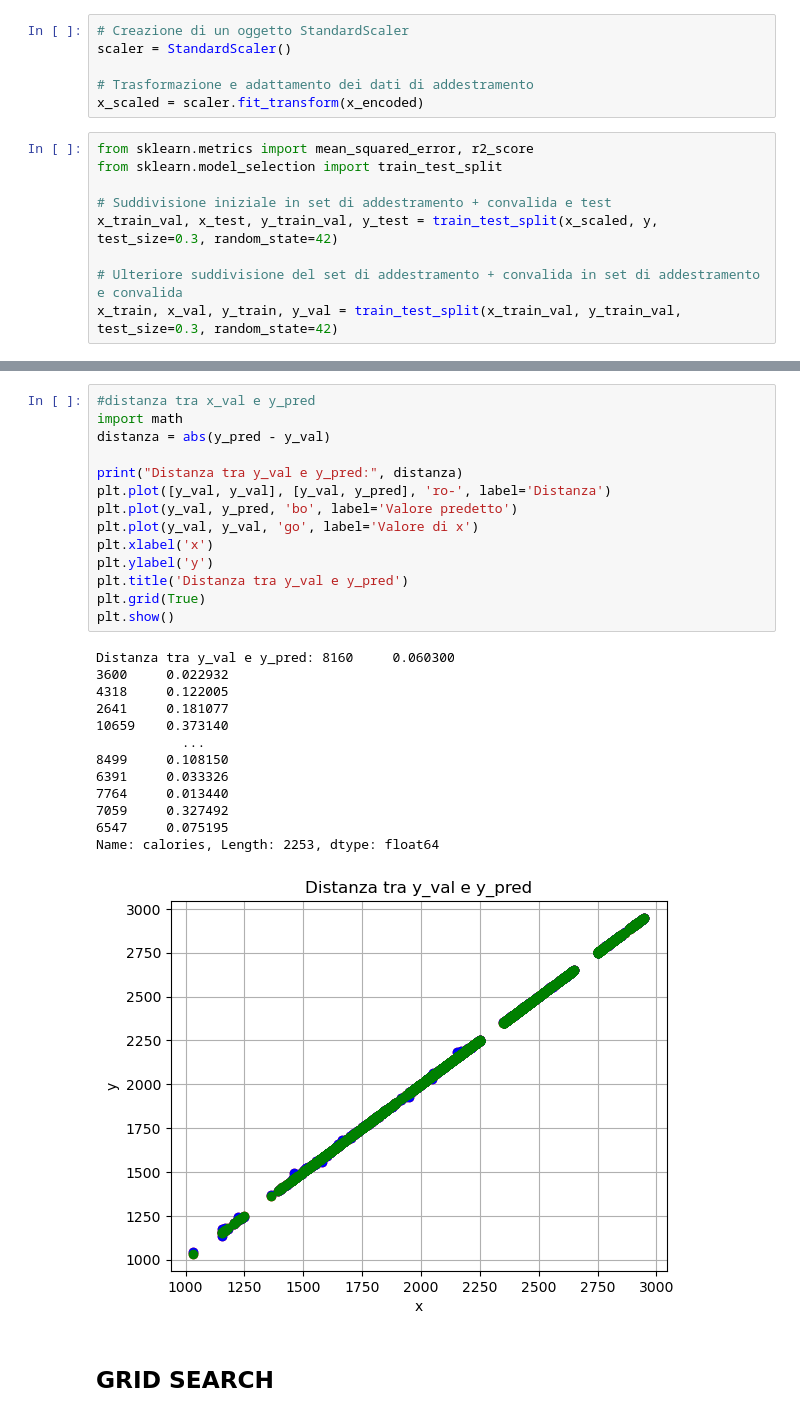
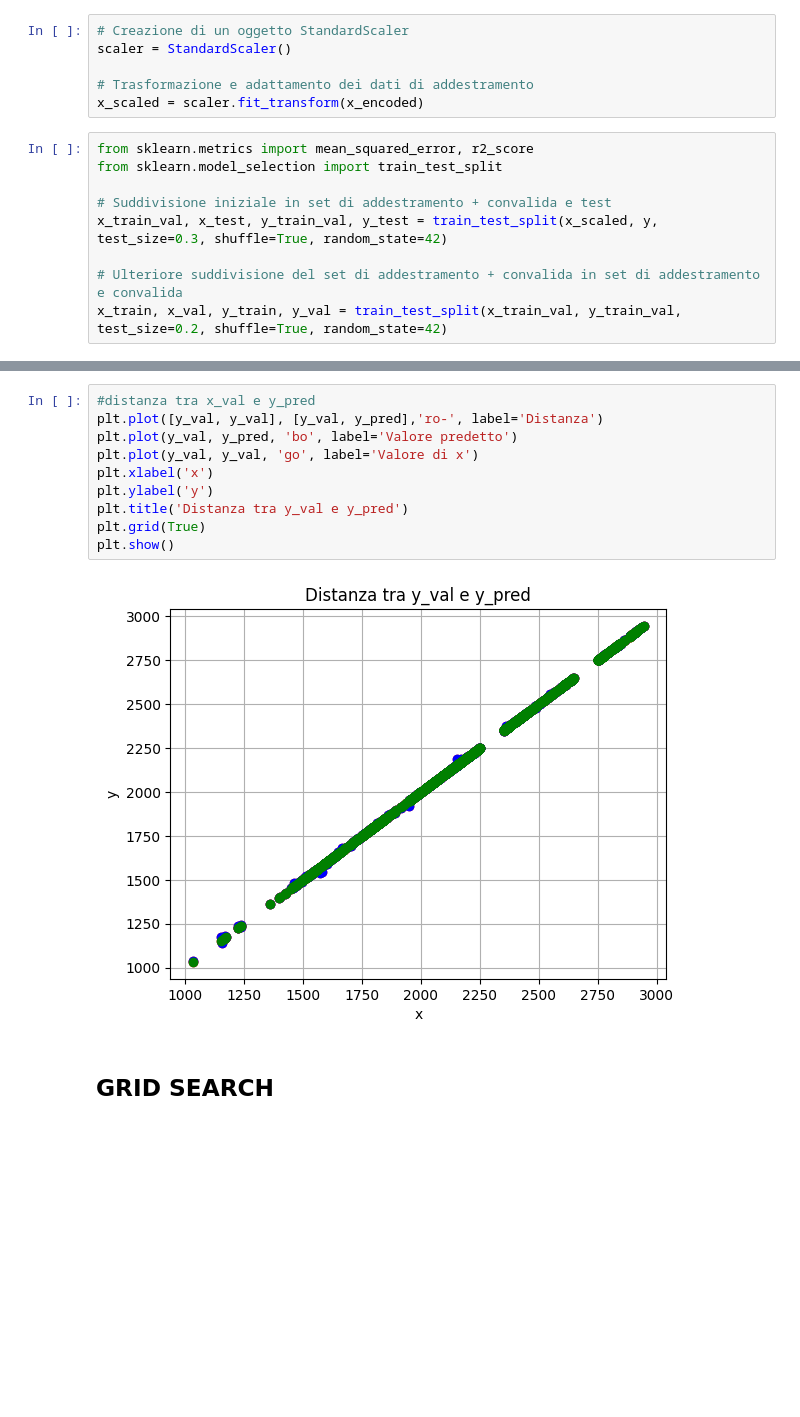
Before and after one commit to graziaperna/ML-project, a Jupyter notebook: src/DietML.ipynb, the cells around one changed output, grey strips where cells are left out. Drawn from its saved outputs; the diff is of its cells as text; blank space fills up the shorter version.

```diff
--- a/src/DietML.ipynb
+++ b/src/DietML.ipynb
@@ -63,8 +67,8 @@ from sklearn.metrics import mean_squared_error, r2_score
 from sklearn.model_selection import train_test_split
 
 # Suddivisione iniziale in set di addestramento + convalida e test
-x_train_val, x_test, y_train_val, y_test = train_test_split(x_scaled, y, test_size=0.3, random_state=42)
+x_train_val, x_test, y_train_val, y_test = train_test_split(x_scaled, y, test_size=0.3, shuffle=True, random_state=42)
 
 # Ulteriore suddivisione del set di addestramento + convalida in set di addestramento e convalida
-x_train, x_val, y_train, y_val = train_test_split(x_train_val, y_train_val, test_size=0.3, random_state=42)
+x_train, x_val, y_train, y_val = train_test_split(x_train_val, y_train_val, test_size=0.2, shuffle=True, random_state=42)
 # %%
@@ -115,31 +105,15 @@ r2: 0.9999685894780841
 # %%
 #distanza tra x_val e y_pred
-import math
-distanza = abs(y_pred - y_val)
-
-print("Distanza tra y_val e y_pred:", distanza)
-plt.plot([y_val, y_val], [y_val, y_pred], 'ro-', label='Distanza')
+plt.plot([y_val, y_val], [y_val, y_pred],'ro-', label='Distanza')
 plt.plot(y_val, y_pred, 'bo', label='Valore predetto')
 plt.plot(y_val, y_val, 'go', label='Valore di x')
 plt.xlabel('x')
 plt.ylabel('y')
 plt.title('Distanza tra y_val e y_pred')
 plt.grid(True)
 plt.show()
 # %% [output]
-Distanza tra y_val e y_pred: 8160     0.060300
-3600     0.022932
-4318     0.122005
-2641     0.181077
-10659    0.373140
-           ...
-8499     0.108150
-6391     0.033326
-7764     0.013440
-7059     0.327492
-6547     0.075195
-Name: calories, Length: 2253, dtype: float64
-[figure, old version]
+[figure, new version]
 # %% [markdown]
 ## GRID SEARCH
 # %%
```
Also changed, not shown: parts of 8 cells of this notebook.
